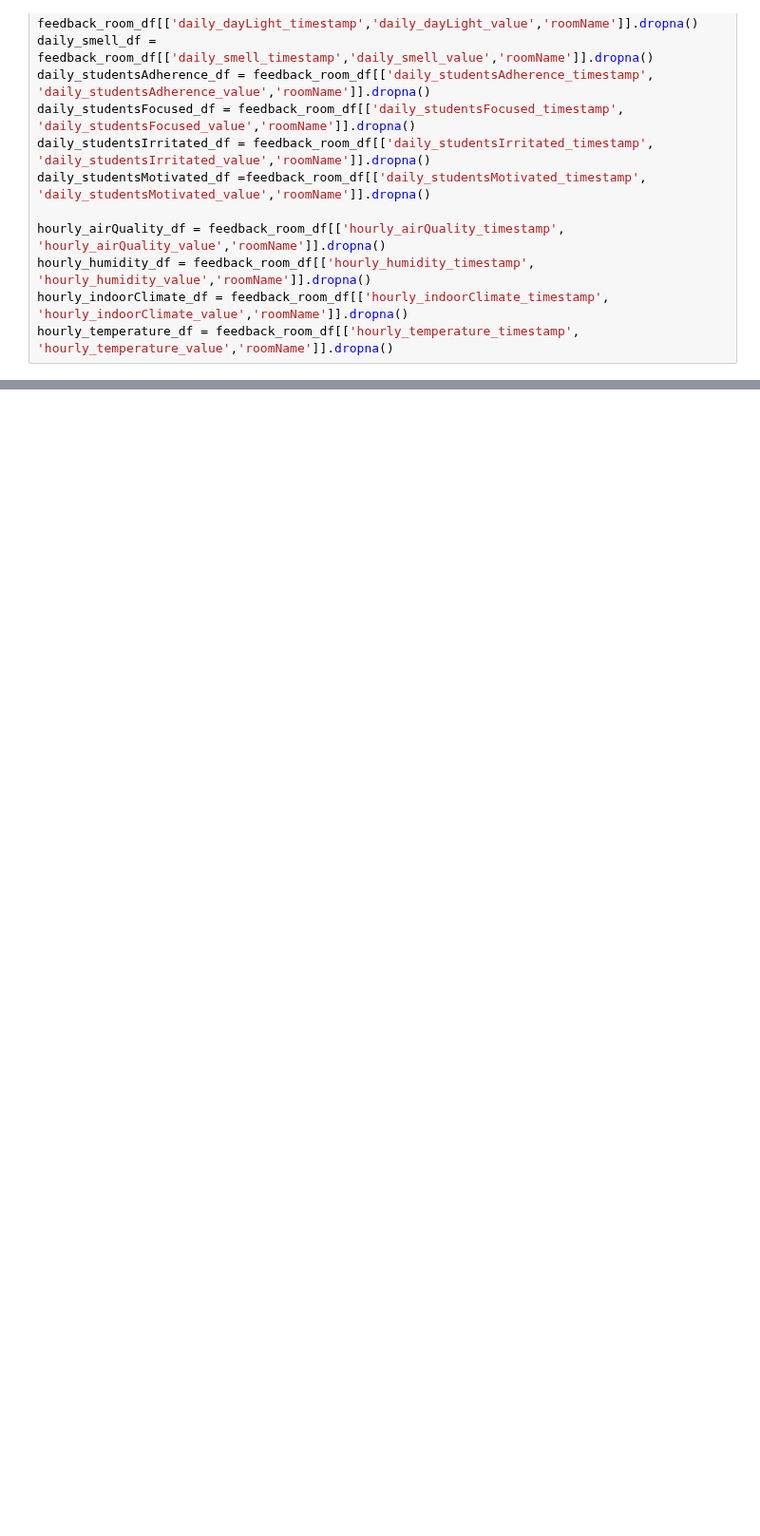
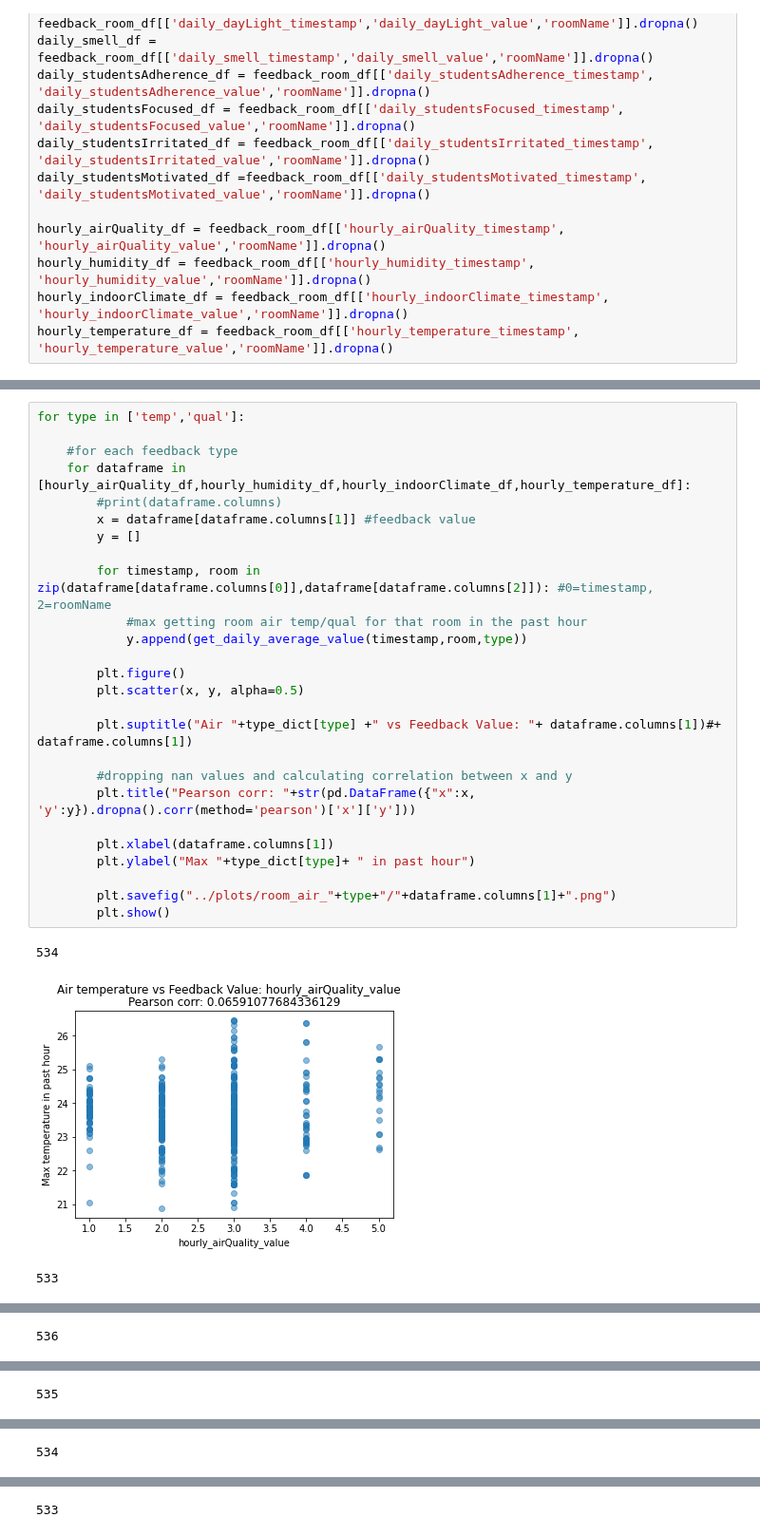
Before and after one commit to tug-cps/SchoolFeedback, a Jupyter notebook: notebooks/trends_data.ipynb, the cells around one changed output, grey strips where cells are left out. Shown at 95% size. Drawn from its saved outputs; the diff is of its cells as text; blank space fills up the shorter version.

```diff
--- a/notebooks/trends_data.ipynb
+++ b/notebooks/trends_data.ipynb
@@ -183,0 +224,30 @@ for type in ['temp','qual']:
+# %%
+for type in ['temp','qual']:
+
+    #for each feedback type
+    for dataframe in [hourly_airQuality_df,hourly_humidity_df,hourly_indoorClimate_df,hourly_temperature_df]:
+        #print(dataframe.columns)
+        x = dataframe[dataframe.columns[1]] #feedback value
+        y = []
+
+        for timestamp, room in zip(dataframe[dataframe.columns[0]],dataframe[dataframe.columns[2]]): #0=timestamp, 2=roomName
+            #max getting room air temp/qual for that room in the past hour
+            y.append(get_daily_average_value(timestamp,room,type))
+
+        plt.figure()
+        plt.scatter(x, y, alpha=0.5)
+
+        plt.suptitle("Air "+type_dict[type] +" vs Feedback Value: "+ dataframe.columns[1])#+ dataframe.columns[1])
+
+        #dropping nan values and calculating correlation between x and y
+        plt.title("Pearson corr: "+str(pd.DataFrame({"x":x, 'y':y}).dropna().corr(method='pearson')['x']['y']))
+
+        plt.xlabel(dataframe.columns[1])
+        plt.ylabel("Max "+type_dict[type]+ " in past hour")
+
+        plt.savefig("../plots/room_air_"+type+"/"+dataframe.columns[1]+".png")
+        plt.show()
+# %% [output]
+534
+[figure, added]
+533
@@ -183,0 +255 @@ for type in ['temp','qual']:
+536
@@ -183,0 +257 @@ for type in ['temp','qual']:
+535
@@ -183,0 +259 @@ for type in ['temp','qual']:
+534
@@ -183,0 +261 @@ for type in ['temp','qual']:
+533
```
Also changed, not shown: parts of 8 cells of this notebook, 13 other files.
